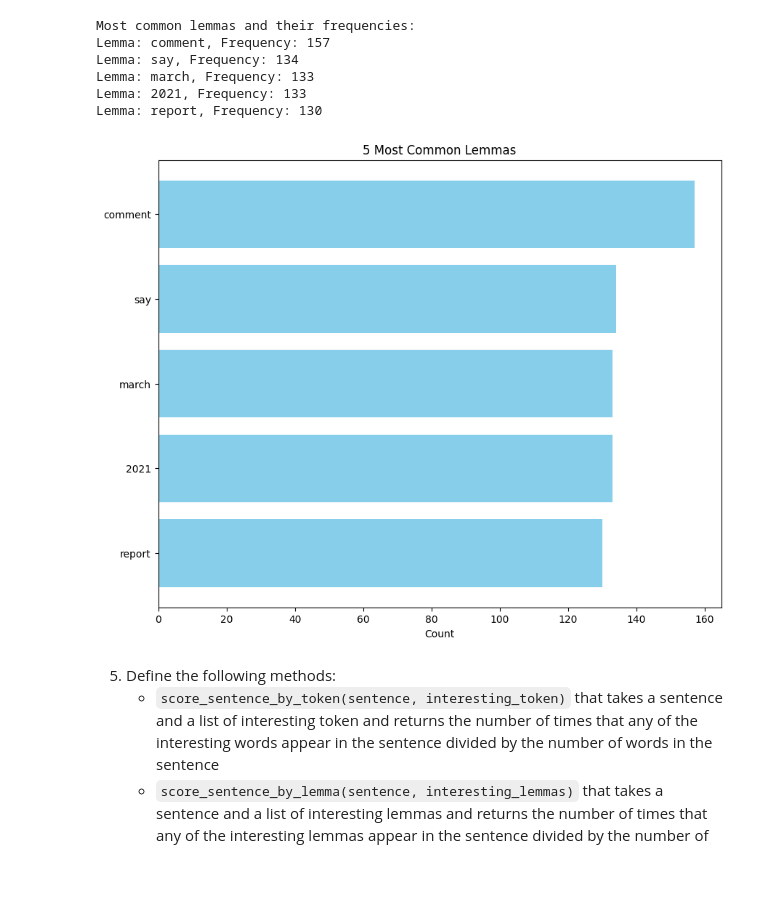
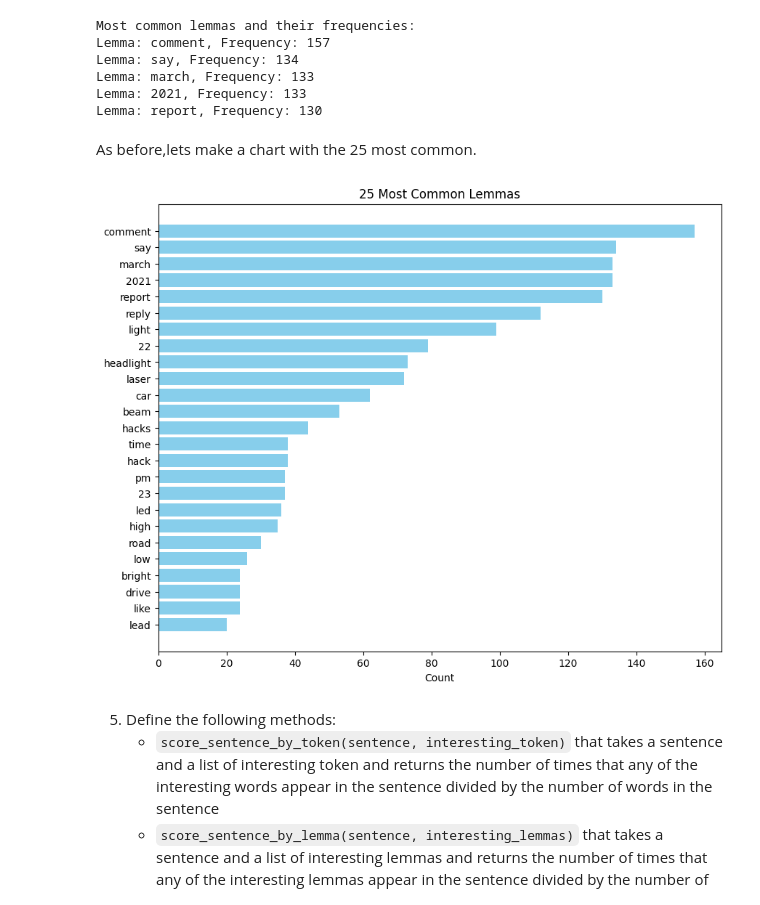
Before and after one commit to drpafowler/web-scraping-philip, a Jupyter notebook: web-scraping.ipynb, the cells around one changed output. Cells and saved outputs as stored; diff of their text form; code cells hidden in the pictures; blank space fills up the shorter version.

```diff
--- a/web-scraping.ipynb
+++ b/web-scraping.ipynb
@@ -131,31 +133,33 @@ Lemma: say, Frequency: 134
 Lemma: march, Frequency: 133
 Lemma: 2021, Frequency: 133
 Lemma: report, Frequency: 130
+# %% [markdown]
+As before,lets make a chart with the 25 most common.
 # %%
 # Load the spaCy model
 nlp = spacy.load("en_core_web_sm")
 
 # Process the article text
 doc = nlp(soup.get_text())
 
 # Filter tokens: remove punctuation, stopwords, and whitespace, and get lemmas
 lemmas = [token.lemma_.lower() for token in doc if not token.is_punct and not token.is_stop and not token.is_space]
 
 # Get the 20 most common lemmas
-lemma_freq = Counter(lemmas).most_common(5)
+lemma_freq = Counter(lemmas).most_common(25)
 
 # Separate the lemmas and their frequencies
 lemmas, frequencies = zip(*lemma_freq)
 
 # Create a horizontal bar chart
 plt.figure(figsize=(10, 8))
 plt.barh(lemmas, frequencies, color='skyblue')
 plt.xlabel('Count')
-plt.title('5 Most Common Lemmas')
+plt.title('25 Most Common Lemmas')
 plt.gca().invert_yaxis()  # Invert y-axis to have the highest count at the top
 plt.show()
 # %% [output]
-[figure, old version]
+[figure, new version]
 # %% [markdown]
 5. Define the following methods:
     * `score_sentence_by_token(sentence, interesting_token)` that takes a sentence and a list of interesting token and returns the number of times that any of the interesting words appear in the sentence divided by the number of words in the sentence
```
Also changed, not shown: parts of 5 cells of this notebook, 1 other file.
